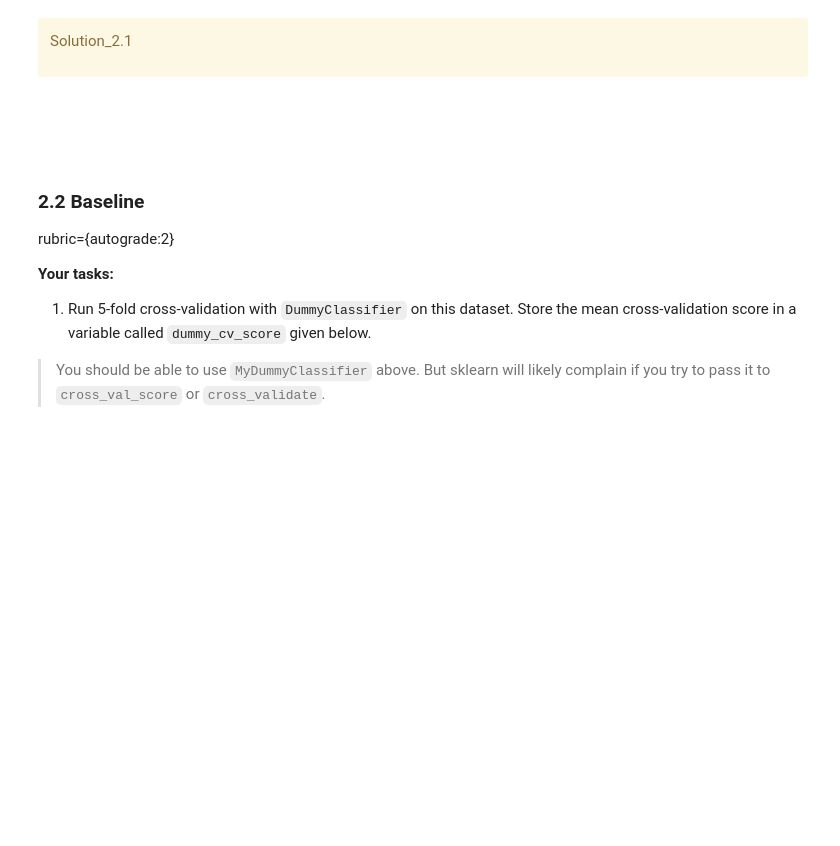
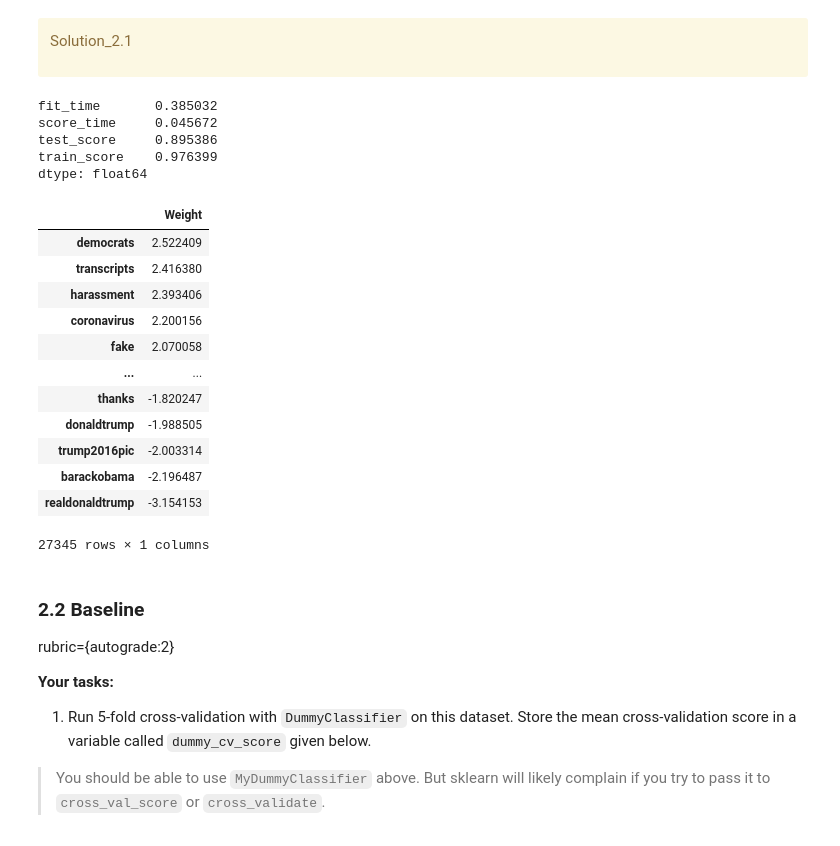
Before and after one commit to ricd99/cpsc330-2022W1, a Jupyter notebook: hw/hw4/hw4.ipynb, the cells around one changed output. Cells and saved outputs as stored; diff of their text form; code cells hidden in the pictures; blank space fills up the shorter version.

```diff
--- a/hw/hw4/hw4.ipynb
+++ b/hw/hw4/hw4.ipynb
@@ -283,7 +301,50 @@ lr = LogisticRegression(max_iter=1000, random_state=123)
-# %% [markdown]
-<!-- END QUESTION -->
-
-<br><br>
+# %%
+# always split data first to avoid breaking golden rule
+X_train, X_test, y_train, y_test = train_test_split(X, y, test_size=0.6, random_state=123)
+
+# initialize count vectorizer object
+countvec = CountVectorizer(stop_words="english")
+
+# initialize logistic regression object
+lr = LogisticRegression(max_iter=1000, random_state=123)
+
+# pipeline to connect countvec and lr
+pipe = make_pipeline(countvec, lr)
+
+# cross validate with constructed pipeline
+cross_val_results = pd.DataFrame(
+    cross_validate(pipe, X_train, y_train, return_train_score=True)
+)
+
+# get cross val results
+cross_val_results.mean()
+# %% [output]
+fit_time       0.385032
+score_time     0.045672
+test_score     0.895386
+train_score    0.976399
+dtype: float64
+# %%
+pipe.fit(X_train, y_train)
+weights = lr.coef_.ravel()
+vocab = countvec.get_feature_names_out()
+
+word_weights_df = pd.DataFrame(data=weights, index=vocab, columns=["Weight"])
+word_weights_df.sort_values(by="Weight", ascending=False)
+# %% [output]
+|  | Weight |
+| democrats | 2.522409 |
+| transcripts | 2.416380 |
+| harassment | 2.393406 |
+| coronavirus | 2.200156 |
+| fake | 2.070058 |
+| ... | ... |
+| thanks | -1.820247 |
+| donaldtrump | -1.988505 |
+| trump2016pic | -2.003314 |
+| barackobama | -2.196487 |
+| realdonaldtrump | -3.154153 |
+27345 rows × 1 columns
 # %% [markdown]
 ### 2.2 Baseline
 rubric={autograde:2}
```
Also changed, not shown: parts of 42 cells of this notebook.
